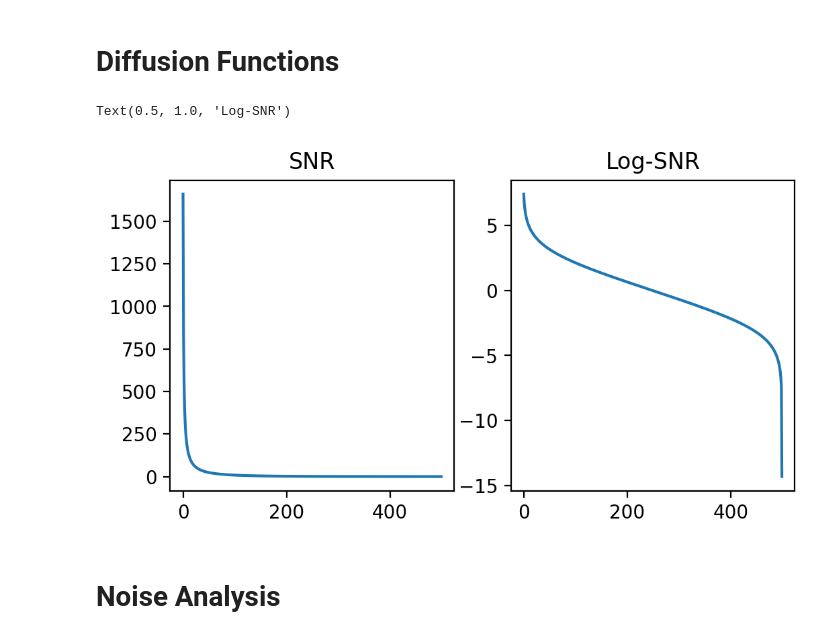
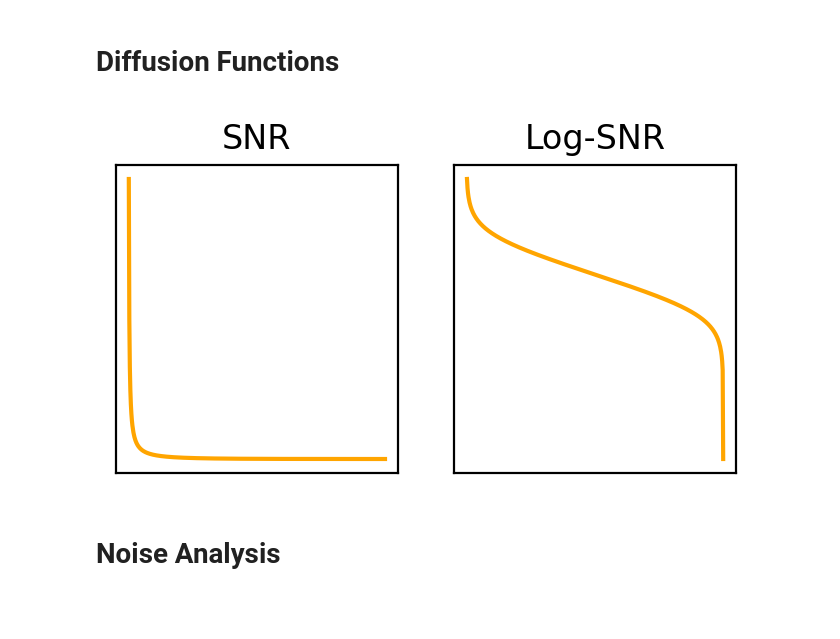
Before and after one commit to amyxlu/plaid-dev-distributed, a Jupyter notebook: notebooks/48e_sigmoid_latent_smooth.ipynb, the cells around one changed output. Drawn from its saved outputs; the diff is of its cells as text; code cells hidden in the pictures; blank space fills up the shorter version.

```diff
--- a/notebooks/48e_sigmoid_latent_smooth.ipynb
+++ b/notebooks/48e_sigmoid_latent_smooth.ipynb
@@ -74,15 +95,18 @@ diffusion = FunctionOrganismDiffusion(
 # %%
 import matplotlib.pyplot as plt
 import numpy as np
 
-fig, axs = plt.subplots(1,2, figsize=(6,3),dpi=200)
-axs[0].plot(diffusion.snr.numpy())
+fig, axs = plt.subplots(1,2, figsize=(4,2),dpi=200)
+axs[0].plot(diffusion.snr.numpy(), color='orange')
 axs[0].set_title("SNR")
-axs[1].plot(np.log(diffusion.snr.numpy()))
+axs[1].plot(np.log(diffusion.snr.numpy()), color='orange')
 axs[1].set_title("Log-SNR")
+
+for ax in axs:
+    ax.set_xticks([])
+    ax.set_yticks([])
 # %% [output]
-Text(0.5, 1.0, 'Log-SNR')
-[figure, old version]
+[figure, new version]
 # %% [markdown]
 # Noise Analysis
 # %%
```
Also changed, not shown: parts of 8 cells of this notebook, 19 other files.
